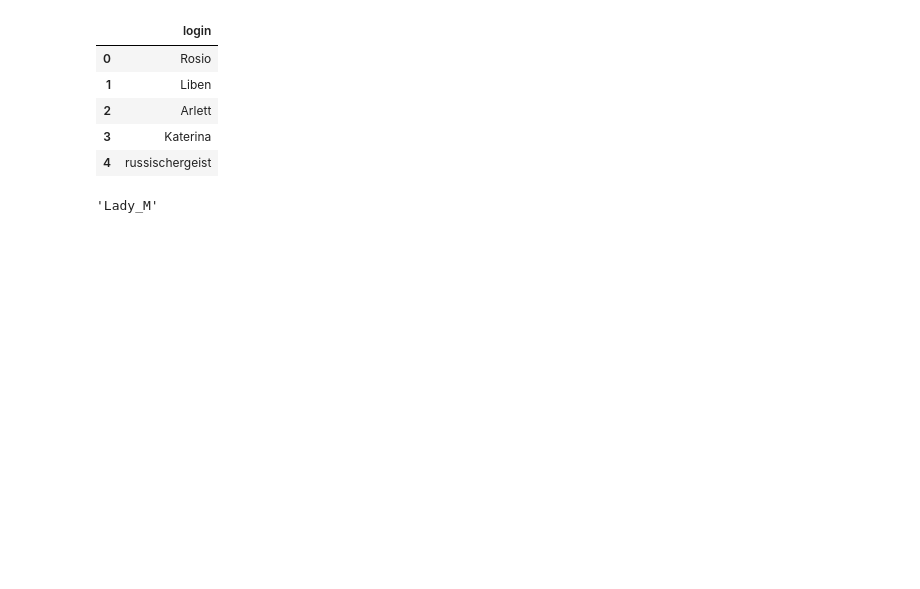
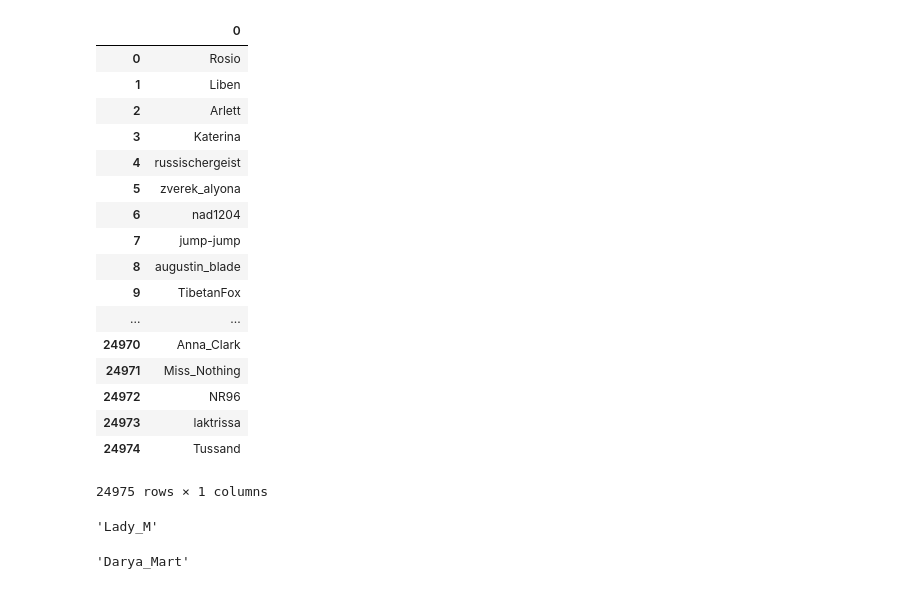
Before and after one commit to vozmo/TS-Project-1-sem, a Jupyter notebook: LoginsParsing.ipynb, the cells around one changed output. Drawn from its saved outputs; the diff is of its cells as text; code cells hidden in the pictures; blank space fills up the shorter version.

```diff
--- a/LoginsParsing.ipynb
+++ b/LoginsParsing.ipynb
@@ -129,0 +99,3 @@ df
+# %%
+ddff = pd.read_csv('logins.csv')
+ddff
@@ -130 +121,31 @@ df
+# %%
+dddfff = pd.DataFrame(list(ddff.login)+all_logins)
+dddfff
+# %% [output]
+|  | 0 |
+| 0 | Rosio |
+| 1 | Liben |
+| 2 | Arlett |
+| 3 | Katerina |
+| 4 | russischergeist |
+| 5 | zverek_alyona |
+| 6 | nad1204 |
+| 7 | jump-jump |
+| 8 | augustin_blade |
+| 9 | TibetanFox |
+| ... | ... |
+| 24970 | Anna_Clark |
+| 24971 | Miss_Nothing |
+| 24972 | NR96 |
+| 24973 | laktrissa |
+| 24974 | Tussand |
+24975 rows × 1 columns
+# %%
+dddfff[0][9999]
+# %% [output]
+'Lady_M'
+# %%
+dddfff[0][10000]
+# %% [output]
+'Darya_Mart'
 # %%
@@ -132,14 +152,0 @@ df.to_csv('logins.csv')
-# %%
-df_test = pd.read_csv('logins.csv')
-df_test.head()
-# %% [output]
-|  | login |
-| 0 | Rosio |
-| 1 | Liben |
-| 2 | Arlett |
-| 3 | Katerina |
-| 4 | russischergeist |
-# %%
-list(df_test.login)[9999]
-# %% [output]
-'Lady_M'
```
Also changed, not shown: parts of 17 cells of this notebook, 1 other file.
